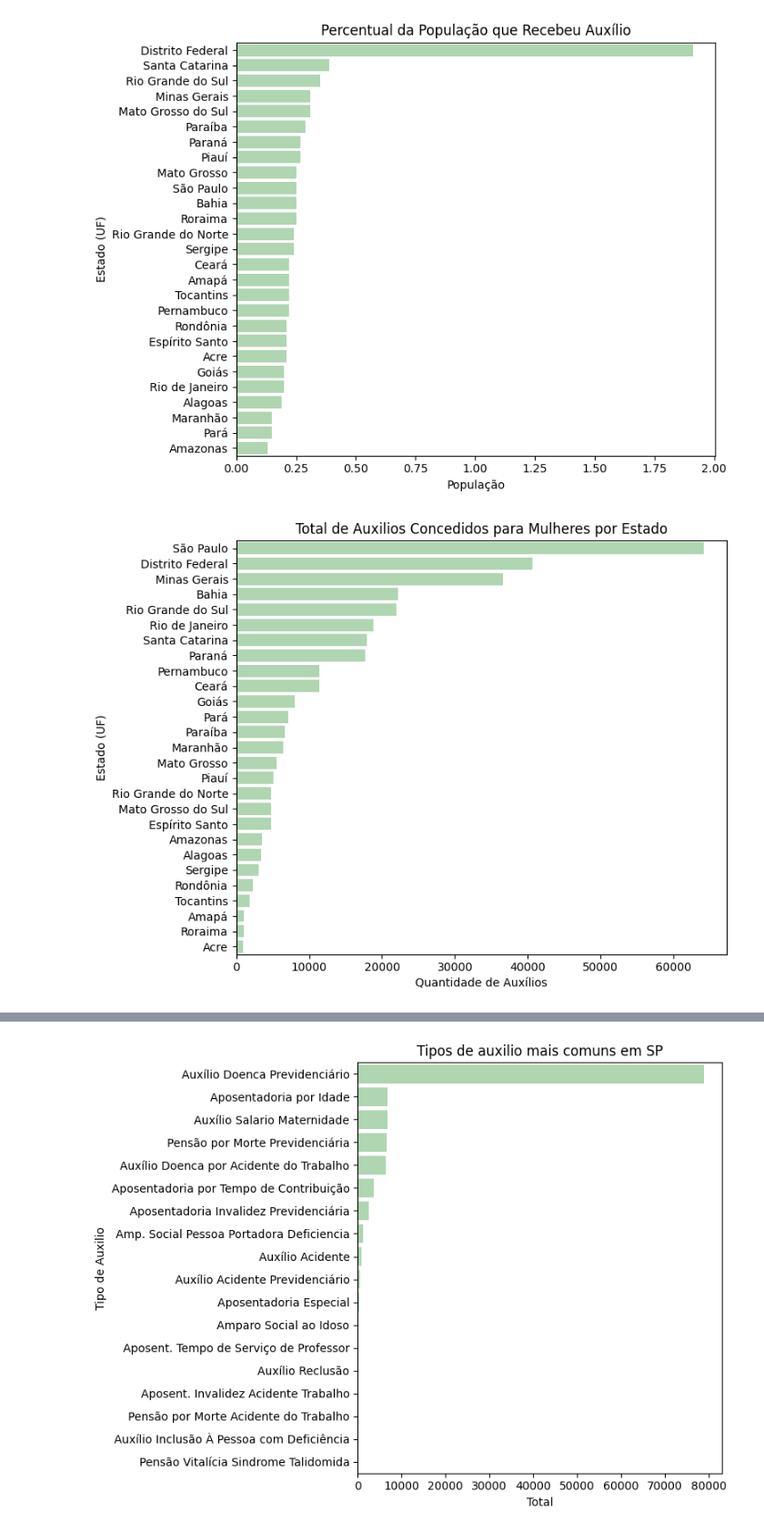
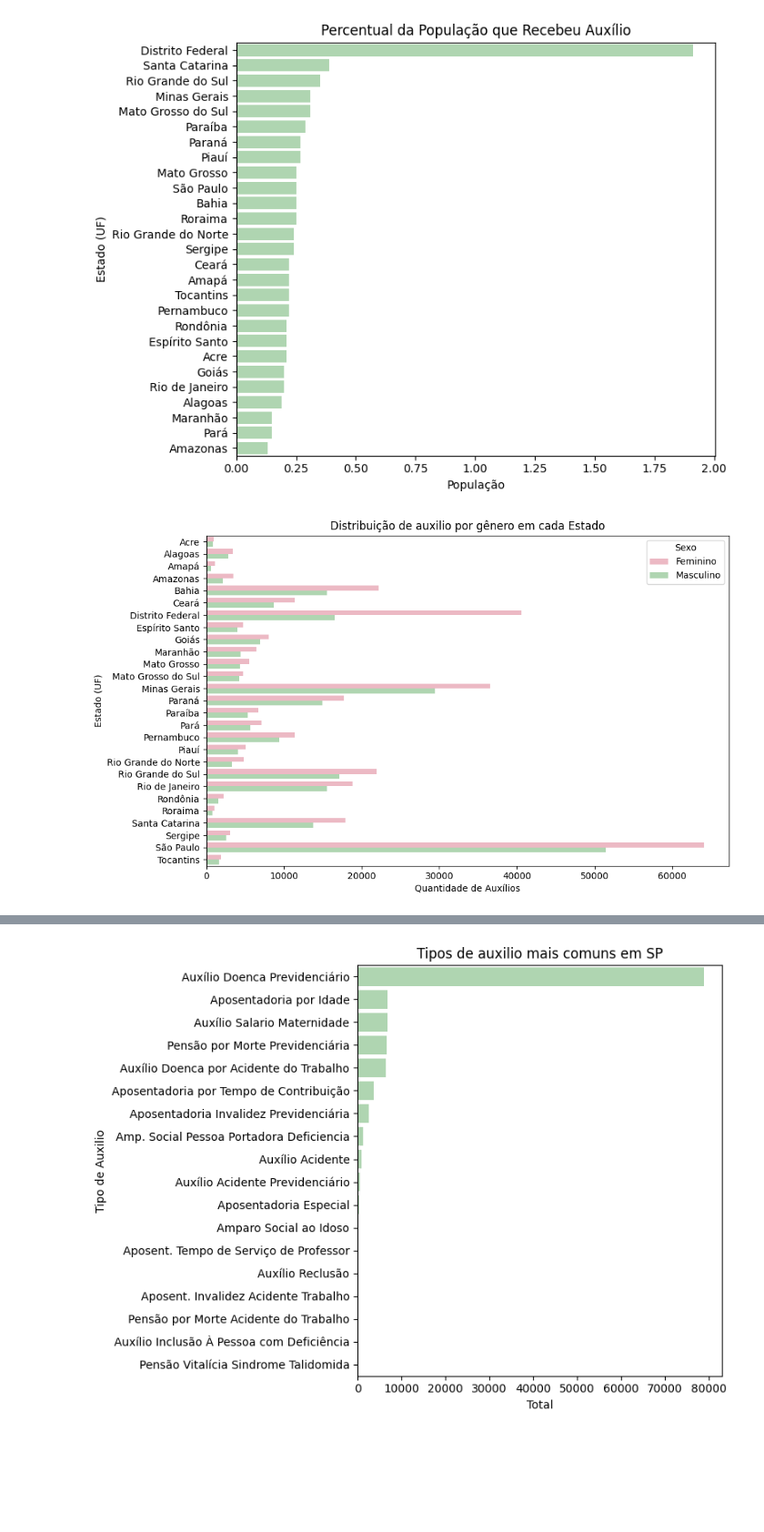
Before and after one commit to Estressei/ProjetoTrilhaDados, a Jupyter notebook: main.ipynb, the cells around one changed output, grey strips where cells are left out. Shown at 91% size. Saved outputs shown, nothing was run; the diff lists cells and outputs as text; code cells hidden in the pictures; blank space fills up the shorter version.

```diff
--- a/main.ipynb
+++ b/main.ipynb
@@ -308,7 +341,7 @@ df_mulheres
 # %%
-#Cria df com total de auxilios conedidos para mulheres por estado
-df_mulheres_UF = df_mulheres['UF'].value_counts().reset_index()
-df_mulheres_UF.columns = ['UF', 'Total de Auxilios Concedidos']
-df_mulheres_UF['Sexo'] = 'Feminino'
-df_mulheres_UF
+#Cria df com total de auxilios por gênero em cada estado
+df_generos_por_UF = (auxilios.groupby(['UF', 'Sexo'])
+                     .size()
+                     .reset_index(name='Total de Auxilios Concedidos'))
+df_generos_por_UF
 # %% [output]
@@ -375,4 +364,0 @@ df_homens_UF
-# %%
-#Une os dfs de gênero
-df_generos_por_UF = pd.concat([df_homens_UF, df_mulheres_UF])
-df_generos_por_UF
@@ -585,18 +786,20 @@ plt.show()
 # %% [output]
 [figure]
 # %%
-#Exibe o total de auxilios concedidos para mulheres
-plt.figure(figsize=(8,6))
+#Exibe a comparação de distribuição de auxilio por gênero em cada Estado
+plt.figure(figsize=(10,6))
 sns.barplot(
-    data=df_mulheres_UF,
+    data=df_generos_por_UF,
     y='UF',
     x='Total de Auxilios Concedidos',
-    color='#A8DCAB'
+    hue='Sexo',
+    palette=['#F5B0BF', '#A8DCAB']
 )
-plt.title('Total de Auxilios Concedidos para Mulheres por Estado')
+plt.title('Distribuição de auxilio por gênero em cada Estado')
 plt.xlabel('Quantidade de Auxílios')
 plt.ylabel('Estado (UF)')
+plt.legend(title='Sexo')
 plt.tight_layout()
 plt.show()
 # %% [output]
-[figure, old version]
+[figure, new version]
```
Also changed, not shown: parts of 73 cells of this notebook.
